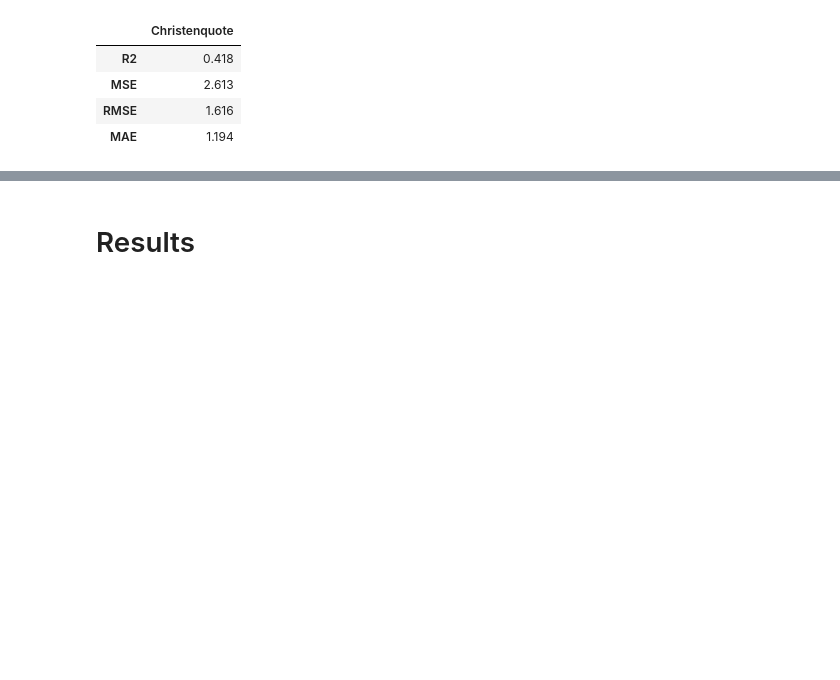
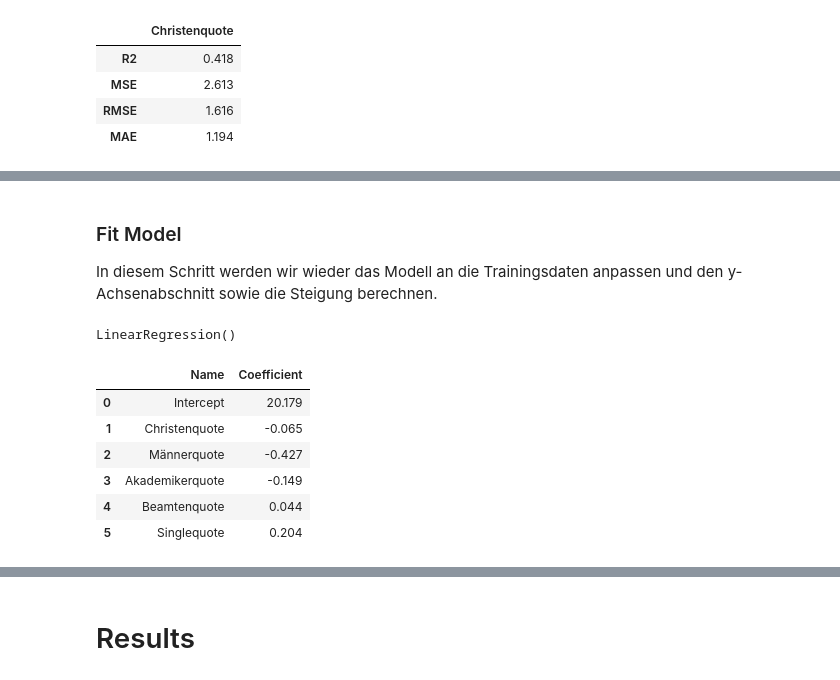
Before and after one commit to NicoHdM/ProjectHdM, a Jupyter notebook: reports/report.ipynb, the cells around one changed output, grey strips where cells are left out. Saved outputs shown, nothing was run; the diff lists cells and outputs as text; code cells hidden in the pictures; blank space fills up the shorter version.

```diff
--- a/reports/report.ipynb
+++ b/reports/report.ipynb
@@ -529,0 +603,33 @@ results
+# %% [markdown]
+### Fit Model
+In diesem Schritt werden wir wieder das Modell an die Trainingsdaten anpassen und den y-Achsenabschnitt sowie die Steigung berechnen.
+# %%
+# Fit the model to the complete training data
+reg_multi.fit(X_train.iloc[:,features_selection], y_train)
+# %% [output]
+LinearRegression()
+# %%
+# intercept
+intercept = pd.DataFrame({
+    "Name": ["Intercept"],
+    "Coefficient":[reg_multi.intercept_]}
+    )
+
+# make a slope table
+slope = pd.DataFrame({
+    "Name": features[features_selection],
+    "Coefficient": reg_multi.coef_}
+)
+
+# combine estimates of intercept and slopes
+table = pd.concat([intercept, slope], ignore_index=True, sort=False)
+
+round(table, 3)
+# %% [output]
+|  | Name | Coefficient |
+| 0 | Intercept | 20.179 |
+| 1 | Christenquote | -0.065 |
+| 2 | Männerquote | -0.427 |
+| 3 | Akademikerquote | -0.149 |
+| 4 | Beamtenquote | 0.044 |
+| 5 | Singlequote | 0.204 |
```
Also changed, not shown: parts of 20 cells of this notebook, 1 other file.
